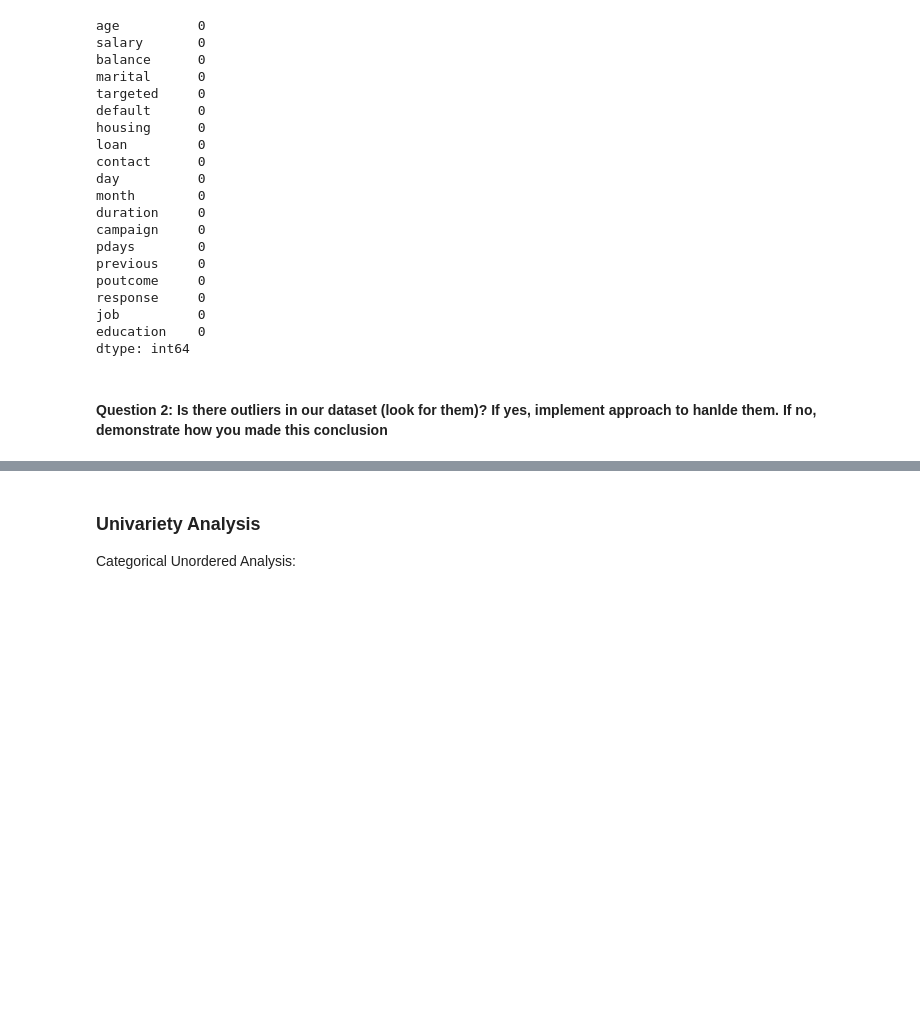
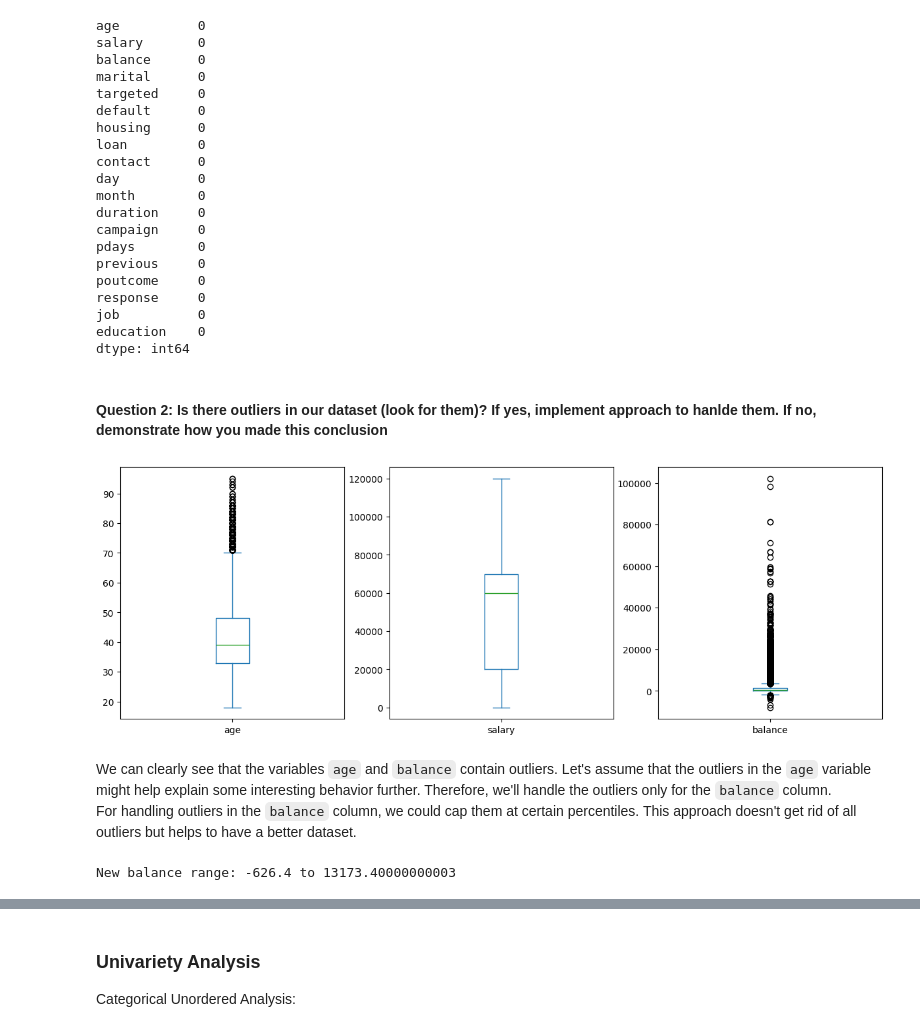
Before and after one commit to DiazHumberto/lab5, a Jupyter notebook: notebooks/lab5.ipynb, the cells around one changed output, grey strips where cells are left out. Saved outputs shown, nothing was run; the diff lists cells and outputs as text; code cells hidden in the pictures; blank space fills up the shorter version.

```diff
--- a/notebooks/lab5.ipynb
+++ b/notebooks/lab5.ipynb
@@ -186,3 +340,26 @@ education    0
 dtype: int64
 # %% [markdown]
 #### Question 2: Is there outliers in our dataset (look for them)? If yes, implement approach to hanlde them. If no, demonstrate how you made this conclusion
+# %%
+# Create boxplots for numerical columns
+numerical_cols = ['age', 'salary', 'balance']
+marketing_data[numerical_cols].plot(kind='box', subplots=True, layout=(1,3), figsize=(15,5))
+plt.show()
+# %% [output]
+[figure, added]
+# %% [markdown]
+We can clearly see that the variables ``age`` and ``balance`` contain outliers. Let's assume that the outliers in the ``age`` variable might help explain some interesting behavior further. Therefore, we'll handle the outliers only for the ``balance`` column.
+<br> For handling outliers in the ``balance`` column, we could cap them at certain percentiles. This approach doesn't get rid of all outliers but helps to have a better dataset.
+# %%
+# Calculate the 1st and 99th percentiles of the balance column
+lower_bound = marketing_data['balance'].quantile(0.01)
+upper_bound = marketing_data['balance'].quantile(0.99)
+
+# Cap the outliers by replacing values below lower_bound with lower_bound
+# and values above upper_bound with upper_bound
+marketing_data['balance'] = marketing_data['balance'].clip(lower=lower_bound, upper=upper_bound)
+
+# Verify the capping by checking the new min and max
+print(f"New balance range: {marketing_data['balance'].min()} to {marketing_data['balance'].max()}")
+# %% [output]
+New balance range: -626.4 to 13173.40000000003
```
Also changed, not shown: parts of 54 cells of this notebook.
